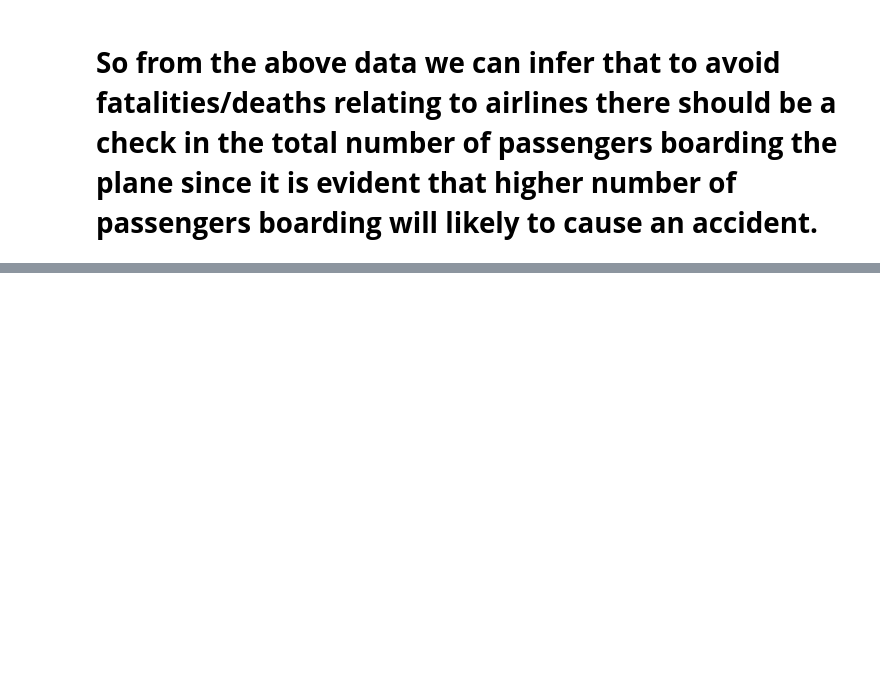
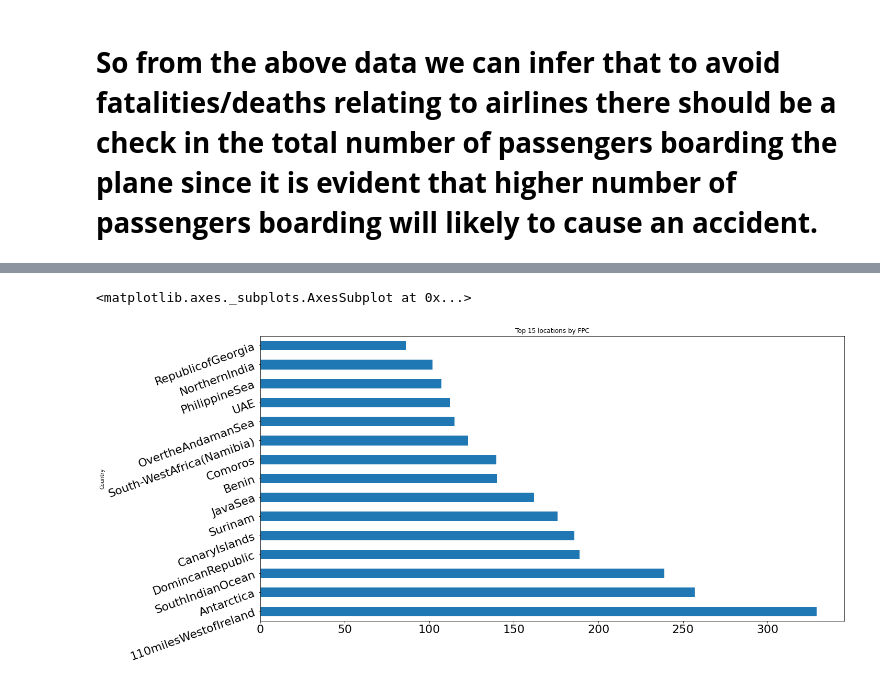
Before and after one commit to Tunjii10/AVIATION-AIRPLANE-FLIGHTS, a Jupyter notebook: Members/Ontor/Airline_Accidents.ipynb, the cells around one changed output, grey strips where cells are left out. Saved outputs shown, nothing was run; the diff lists cells and outputs as text; code cells hidden in the pictures; blank space fills up the shorter version.

```diff
--- a/Members/Ontor/Airline_Accidents.ipynb
+++ b/Members/Ontor/Airline_Accidents.ipynb
@@ -228,0 +273,2 @@ SpearmanrResult(correlation=0.6800923018820116, pvalue=0.0)
+# %%
+airline_data.replace('?',0,inplace = True)
@@ -228,0 +277,7 @@ SpearmanrResult(correlation=0.6800923018820116, pvalue=0.0)
+# %%
+airline_data["all_fatalities"] = pd.to_numeric(airline_data["all_fatalities"], downcast="float")
+# %%
+airline_data.groupby(['Country'], sort=True)['all_fatalities'].mean().sort_values(ascending=False)[:15].plot(kind='barh', figsize=(20,10), rot=20, fontsize=22, title="Top 15 locations by FPC")
+# %% [output]
+<matplotlib.axes._subplots.AxesSubplot at 0x...>
+[figure, added]
```
Also changed, not shown: parts of 18 cells of this notebook.
